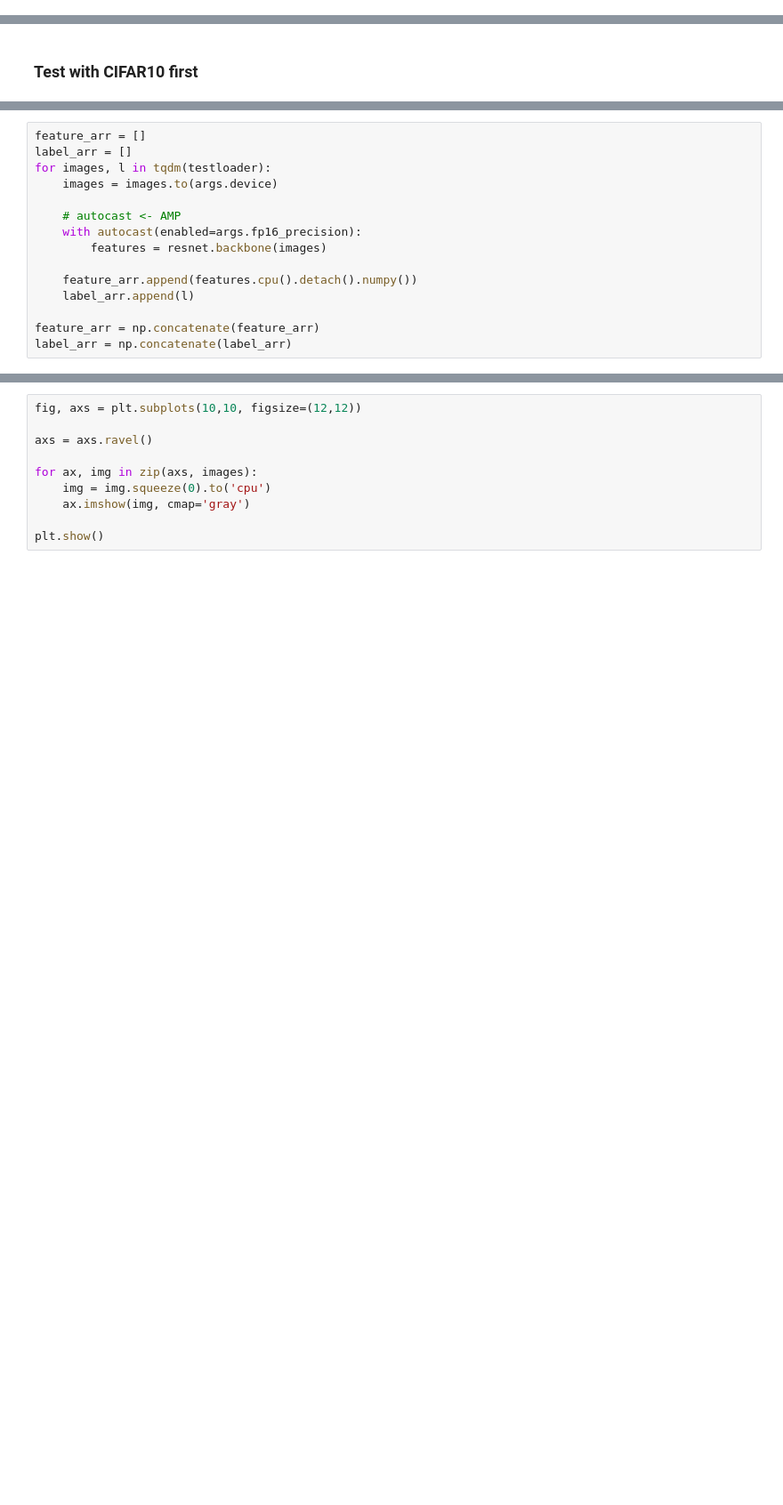
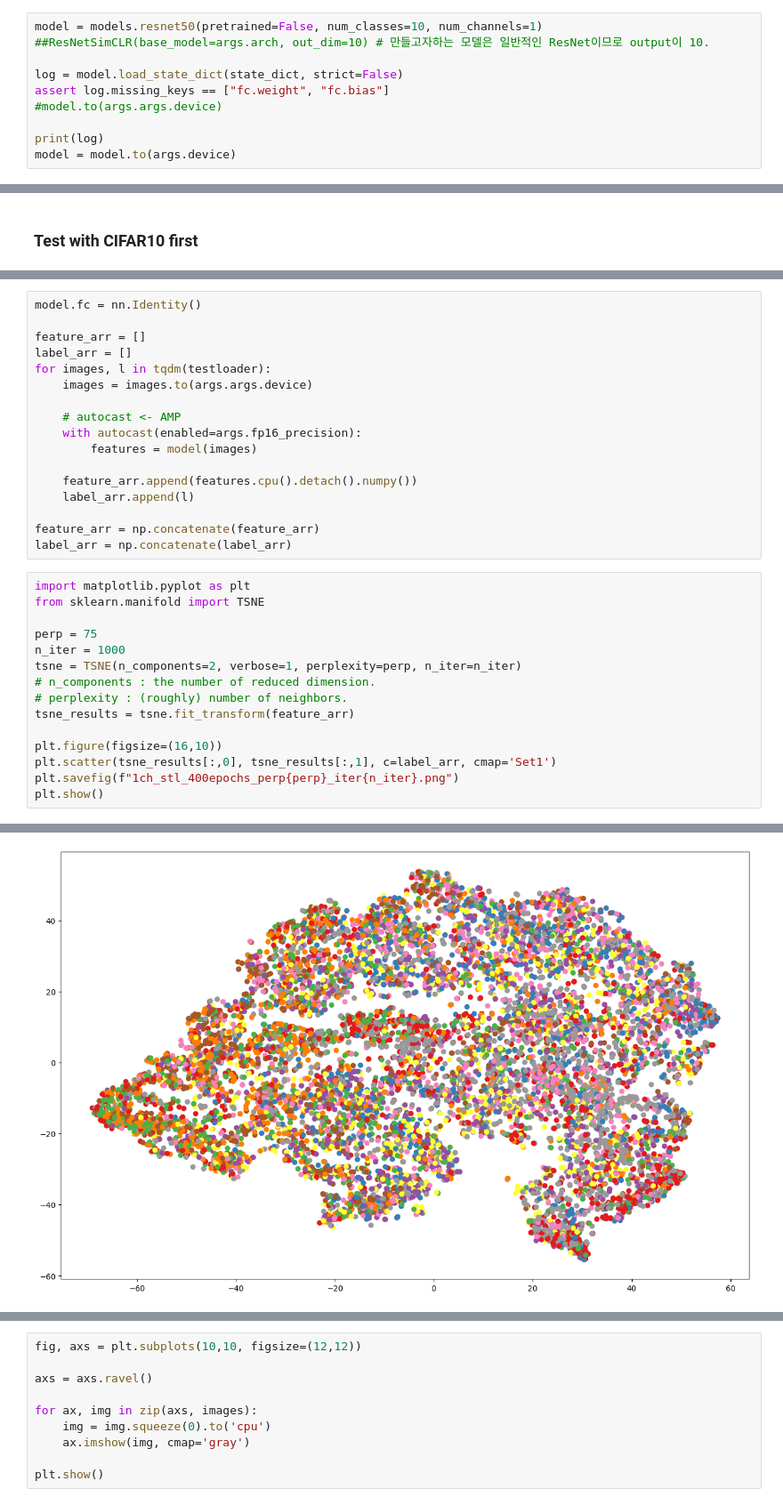
Before and after one commit to Hoseung/ATM, a Jupyter notebook: notebooks/Feature_vector1.ipynb, the cells around one changed output, grey strips where cells are left out. Shown at 89% size. Cells and saved outputs as stored; diff of their text form; blank space fills up the shorter version.

```diff
--- a/notebooks/Feature_vector1.ipynb
+++ b/notebooks/Feature_vector1.ipynb
@@ -46,0 +334,10 @@ print(log)
+# %%
+model = models.resnet50(pretrained=False, num_classes=10, num_channels=1)
+##ResNetSimCLR(base_model=args.arch, out_dim=10) # 만들고자하는 모델은 일반적인 ResNet이므로 output이 10.
+
+log = model.load_state_dict(state_dict, strict=False)
+assert log.missing_keys == ["fc.weight", "fc.bias"]
+#model.to(args.args.device)
+
+print(log)
+model = model.to(args.device)
@@ -77,15 +390,33 @@ tensorboard shows reasonable curves for both accuracy and loss. top5 accuracy of
 # %%
+model.fc = nn.Identity()
+
 feature_arr = []
 label_arr = []
 for images, l in tqdm(testloader):
-    images = images.to(args.device)
+    images = images.to(args.args.device)
 
     # autocast <- AMP
     with autocast(enabled=args.fp16_precision):
-        features = resnet.backbone(images)
+        features = model(images)
 
     feature_arr.append(features.cpu().detach().numpy())
     label_arr.append(l)
 
 feature_arr = np.concatenate(feature_arr)
 label_arr = np.concatenate(label_arr)
+# %%
+import matplotlib.pyplot as plt
+from sklearn.manifold import TSNE
+
+perp = 75
+n_iter = 1000
+tsne = TSNE(n_components=2, verbose=1, perplexity=perp, n_iter=n_iter)
+# n_components : the number of reduced dimension.
+# perplexity : (roughly) number of neighbors.
+tsne_results = tsne.fit_transform(feature_arr)
+
+plt.figure(figsize=(16,10))
+plt.scatter(tsne_results[:,0], tsne_results[:,1], c=label_arr, cmap='Set1')
+plt.savefig(f"1ch_stl_400epochs_perp{perp}_iter{n_iter}.png")
+plt.show()
+# %% [output]
@@ -91,0 +439 @@ label_arr = np.concatenate(label_arr)
+[figure, added]
```
Also changed, not shown: parts of 46 cells of this notebook, 14 other files.
